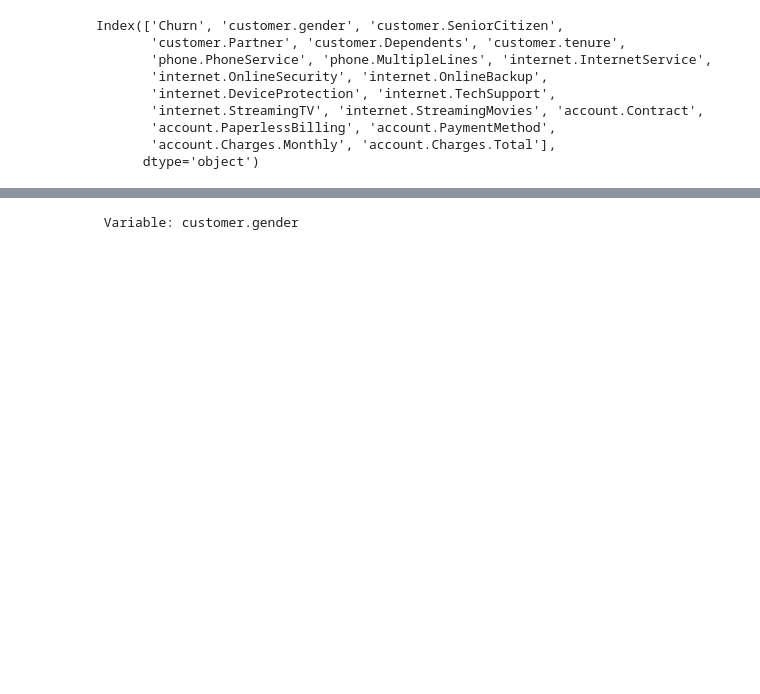
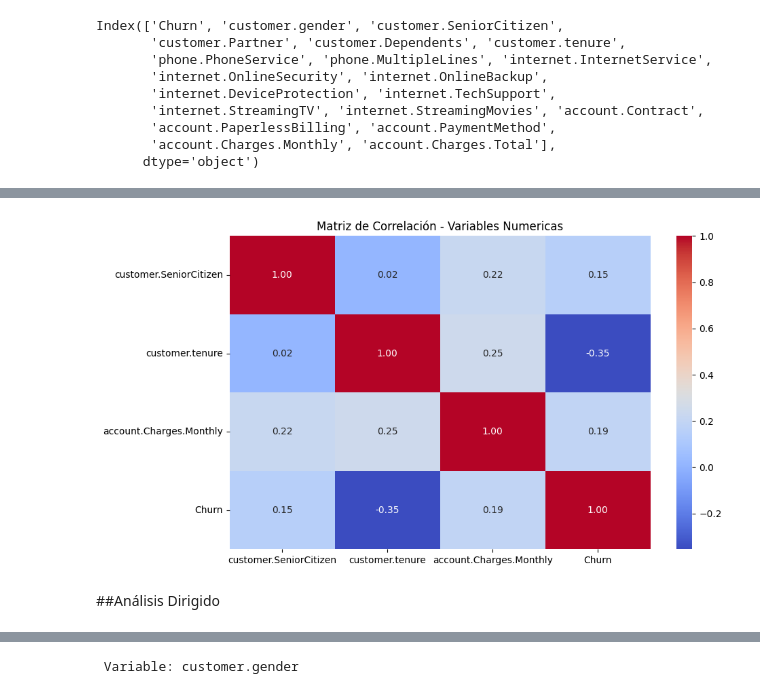
Before and after one commit to Alanimvc/Challenge_Telecom_X, a Jupyter notebook: Telecom_X_parte_2.ipynb, the cells around one changed output, grey strips where cells are left out. Cells and saved outputs as stored; diff of their text form; code cells hidden in the pictures; blank space fills up the shorter version.

```diff
--- a/Telecom_X_parte_2.ipynb
+++ b/Telecom_X_parte_2.ipynb
@@ -154,3 +180,8 @@ Index(['Churn', 'customer.gender', 'customer.SeniorCitizen',
       dtype='object')
 # %%
 datos = datos.drop(columns = ['account.Charges.Total'])
+# %%
+var_numerica = var_numerica.drop(columns = ['account.Charges.Total'])
+# %%
+corr_num = var_numerica.corr()
+corr_num
@@ -156,0 +194,11 @@ datos = datos.drop(columns = ['account.Charges.Total'])
+# %%
+corr_matrix = corr_num
+
+plt.figure(figsize=(10,6))
+sns.heatmap(corr_matrix, annot=True, cmap="coolwarm", fmt=".2f")
+plt.title("Matriz de Correlación - Variables Numericas")
+plt.show()
+# %% [output]
+[figure, added]
+# %% [markdown]
+##Análisis Dirigido
```
Also changed, not shown: parts of 80 cells of this notebook.
